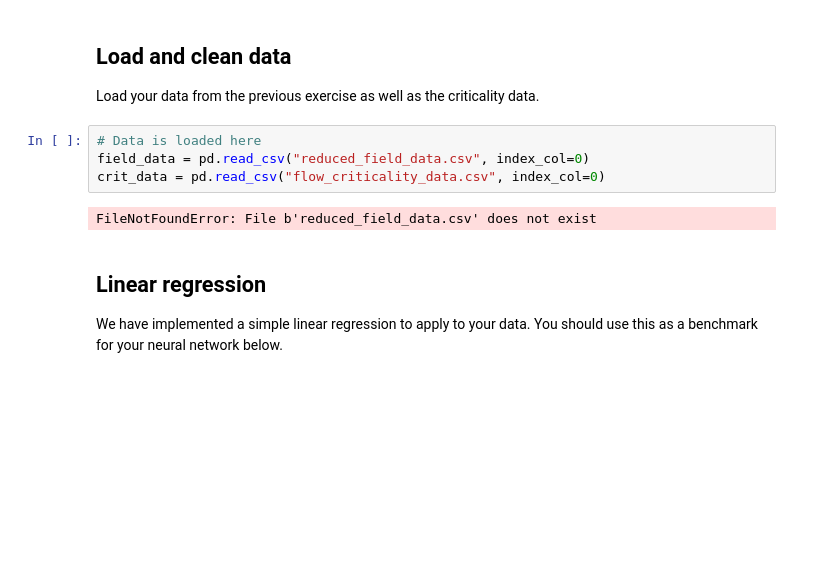
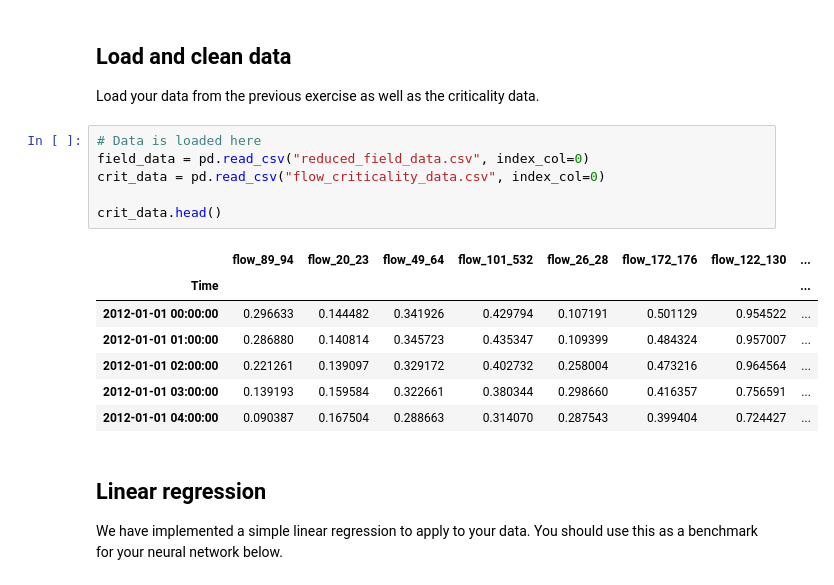
Before and after one commit to pmierzwa/intelligentSystemsDeliverable3, a Jupyter notebook: HI3_modeling.ipynb, the cells around one changed output. Drawn from its saved outputs; the diff is of its cells as text; blank space fills up the shorter version.

```diff
--- a/HI3_modeling.ipynb
+++ b/HI3_modeling.ipynb
@@ -33,9 +33,17 @@ Load your data from the previous exercise as well as the criticality data.
 # %%
 # Data is loaded here
 field_data = pd.read_csv("reduced_field_data.csv", index_col=0)
 crit_data = pd.read_csv("flow_criticality_data.csv", index_col=0)
+
+crit_data.head()
 # %% [output]
-FileNotFoundError: File b'reduced_field_data.csv' does not exist
+|  | flow_89_94 | flow_20_23 | flow_49_64 | flow_101_532 | flow_26_28 | flow_172_176 | flow_122_130 | ... |
+| Time |  |  |  |  |  |  |  | ... |
+| 2012-01-01 00:00:00 | 0.296633 | 0.144482 | 0.341926 | 0.429794 | 0.107191 | 0.501129 | 0.954522 | ... |
+| 2012-01-01 01:00:00 | 0.286880 | 0.140814 | 0.345723 | 0.435347 | 0.109399 | 0.484324 | 0.957007 | ... |
+| 2012-01-01 02:00:00 | 0.221261 | 0.139097 | 0.329172 | 0.402732 | 0.258004 | 0.473216 | 0.964564 | ... |
+| 2012-01-01 03:00:00 | 0.139193 | 0.159584 | 0.322661 | 0.380344 | 0.298660 | 0.416357 | 0.756591 | ... |
+| 2012-01-01 04:00:00 | 0.090387 | 0.167504 | 0.288663 | 0.314070 | 0.287543 | 0.399404 | 0.724427 | ... |
 # %% [markdown]
 ## Linear regression
 
```
Also changed, not shown: parts of 11 cells of this notebook, 4 other files.
